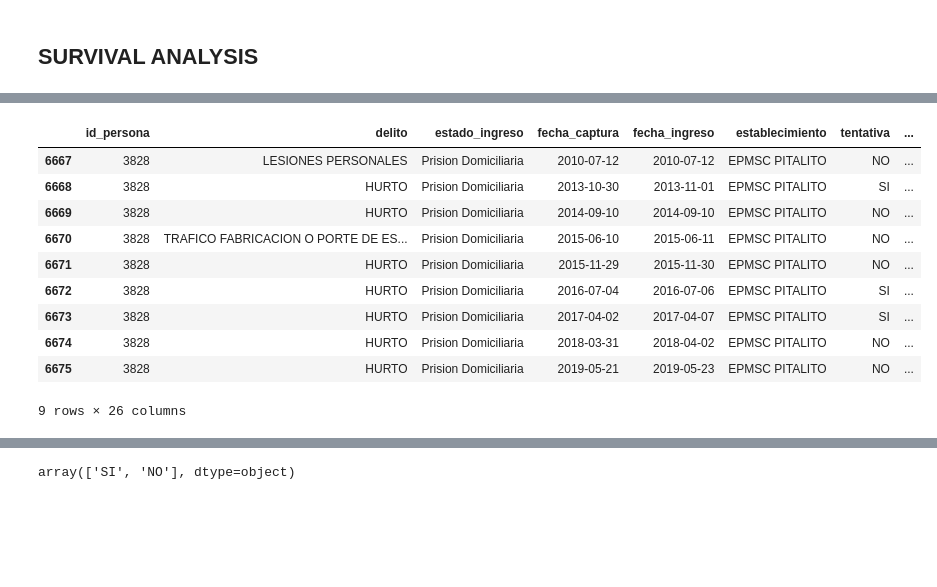
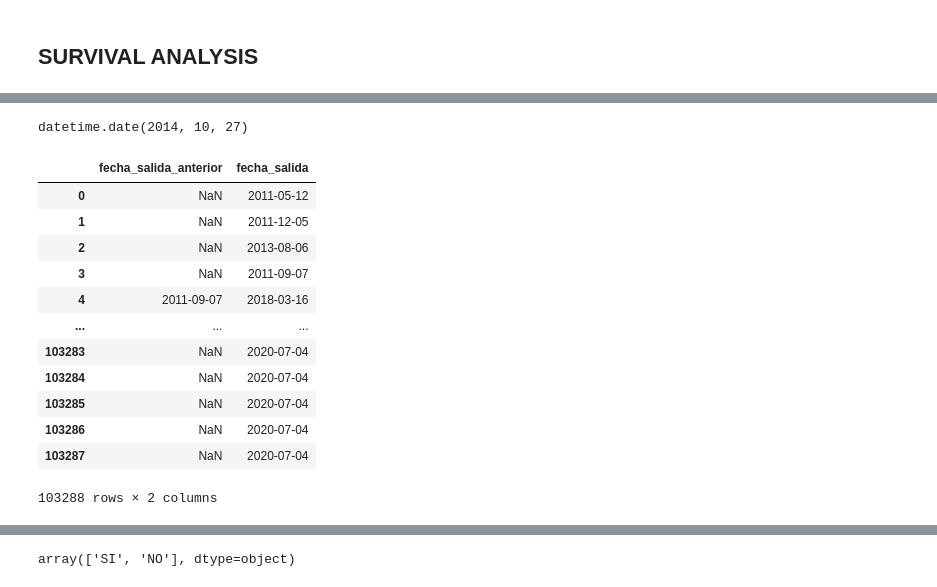
Before and after one commit to dehoyosb/MinJusticia_team77_DS4A_Project, a Jupyter notebook: Exploratory data anlysis Esneyder.ipynb, the cells around one changed output, grey strips where cells are left out. Drawn from its saved outputs; the diff is of its cells as text; code cells hidden in the pictures; blank space fills up the shorter version.

```diff
--- a/Exploratory data anlysis Esneyder.ipynb
+++ b/Exploratory data anlysis Esneyder.ipynb
@@ -32,15 +48,25 @@ def insertQuery(sql):
 # %% [markdown]
 ## EDA
 # %%
-data_people = runQuery("""select id_persona as id_people,
-                            ne.nombre as "education level",
+db_engine = DbEngine(user = 'team77',
+                     password = 'mintic2020.',
+                     ip = 'postgres',
+                     port = '5432',
+                     db = 'minjusticia')
+engine = db_engine.connect()
+
+query= """select id_persona as id_people,
+                            ne.name_eng as "education level",
                             n.pais as "origen country",
                             g.nombre as gender,
                             2020-anio_nacimiento as "actual age" ,
                             1 as people from persona p
                         left join nivel_educativo ne on p.nivel_educativo = ne.id_nivel_educativo
                         left join nacionalidad n on n.id_pais = p.nacionalidad
-                        left join genero g on p.genero = g.id_genero""")
+                        left join genero g on p.genero = g.id_genero"""
+
+queries = Queries(db_engine)
+data_people = queries.run(query)
 
 data_people.head()
 # %% [output]
@@ -130,7 +156,7 @@ order by persona_id_persona, fecha_salida asc) tb1
 
 """
 
-data_people = runQuery(query1)
+data_people = queries.run(query1)
 
 data_people[data_people['numero_evento']==data_people['numero_evento'].max()]
 # %% [output]
@@ -154,25 +178,36 @@ data_people[data_people['id_persona'] ==3828]
+# %%
+i=6670
+data_people['numero'].values[i]>1
+data_people['fecha_salida'].values[i-1]
+# %% [output]
+datetime.date(2014, 10, 27)
 # %%
 # add departure date before second income
 
-data_people['fecha_salida_anterior'] = np.nan
-for i in data_people.index:
-    if data_people['numero'].values[i]>1 :
-        data_people.loc[(data_people.index==i),'fecha_salida_anterior'] = data_people['fecha_salida'].values[i-1]
+#data_people['fecha_salida_anterior'] = np.nan
+#for i in data_people.index:
+#    if data_people['numero'].values[i]>1 :
+#        data_people.loc[(data_people.index==i),'fecha_salida_anterior'] = data_people['fecha_salida'].values[i-1]
 
+data_people['fecha_salida_anterior'] = data_people['fecha_salida'].shift(1)
+data_people.loc[data_people['numero'] == 1,'fecha_salida_anterior'] = np.nan
+data_people[['fecha_salida_anterior', 'fecha_salida']]
 #data_people[~data_people['fecha_salida_anterior'].isna()]['fecha_salida_anterior']
-data_people[data_people['id_persona'] ==3828]
+#data_people[data_people['id_persona'] ==3828]
 # %% [output]
-|  | id_persona | delito | estado_ingreso | fecha_captura | fecha_ingreso | establecimiento | tentativa | ... |
-| 6667 | 3828 | LESIONES PERSONALES | Prision Domiciliaria | 2010-07-12 | 2010-07-12 | EPMSC PITALITO | NO | ... |
-| 6668 | 3828 | HURTO | Prision Domiciliaria | 2013-10-30 | 2013-11-01 | EPMSC PITALITO | SI | ... |
-| 6669 | 3828 | HURTO | Prision Domiciliaria | 2014-09-10 | 2014-09-10 | EPMSC PITALITO | NO | ... |
-| 6670 | 3828 | TRAFICO FABRICACION O PORTE DE ES... | Prision Domiciliaria | 2015-06-10 | 2015-06-11 | EPMSC PITALITO | NO | ... |
-| 6671 | 3828 | HURTO | Prision Domiciliaria | 2015-11-29 | 2015-11-30 | EPMSC PITALITO | NO | ... |
-| 6672 | 3828 | HURTO | Prision Domiciliaria | 2016-07-04 | 2016-07-06 | EPMSC PITALITO | SI | ... |
-| 6673 | 3828 | HURTO | Prision Domiciliaria | 2017-04-02 | 2017-04-07 | EPMSC PITALITO | SI | ... |
-| 6674 | 3828 | HURTO | Prision Domiciliaria | 2018-03-31 | 2018-04-02 | EPMSC PITALITO | NO | ... |
-| 6675 | 3828 | HURTO | Prision Domiciliaria | 2019-05-21 | 2019-05-23 | EPMSC PITALITO | NO | ... |
+|  | fecha_salida_anterior | fecha_salida |
+| 0 | NaN | 2011-05-12 |
+| 1 | NaN | 2011-12-05 |
+| 2 | NaN | 2013-08-06 |
+| 3 | NaN | 2011-09-07 |
+| 4 | 2011-09-07 | 2018-03-16 |
+| ... | ... | ... |
+| 103283 | NaN | 2020-07-04 |
+| 103284 | NaN | 2020-07-04 |
+| 103285 | NaN | 2020-07-04 |
+| 103286 | NaN | 2020-07-04 |
+| 103287 | NaN | 2020-07-04 |
-9 rows × 26 columns
+103288 rows × 2 columns
 # %%
 data_people[data_people['fecha_salida'].isna()]
 data_people[data_people['id_persona'] ==3828]
```
Also changed, not shown: parts of 17 cells of this notebook, 12 other files.
